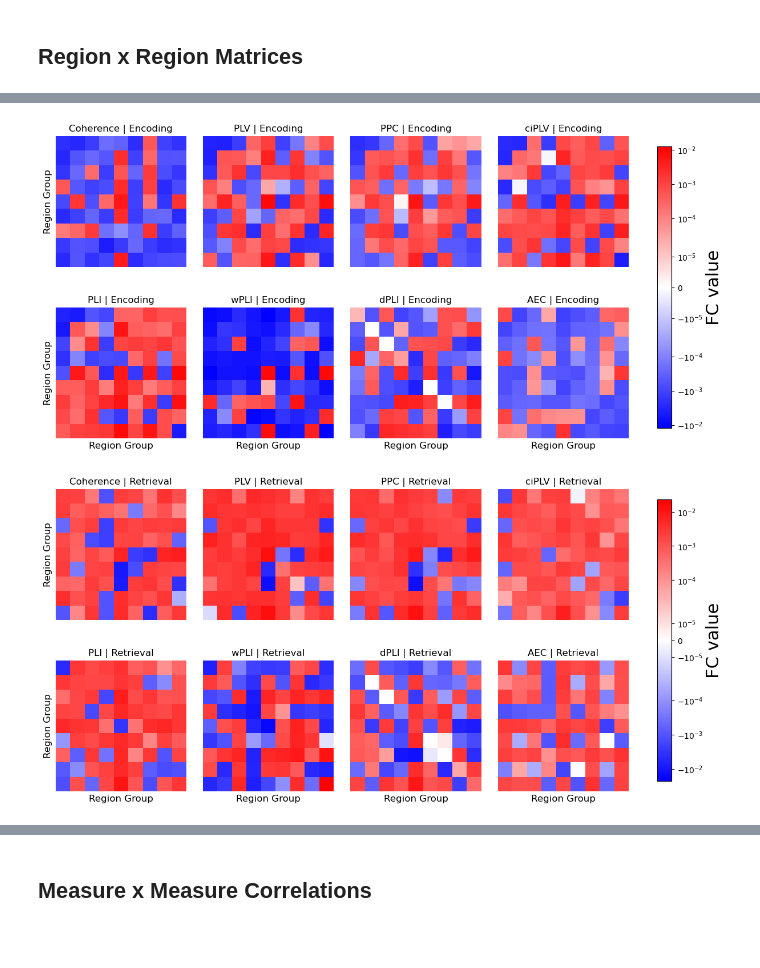
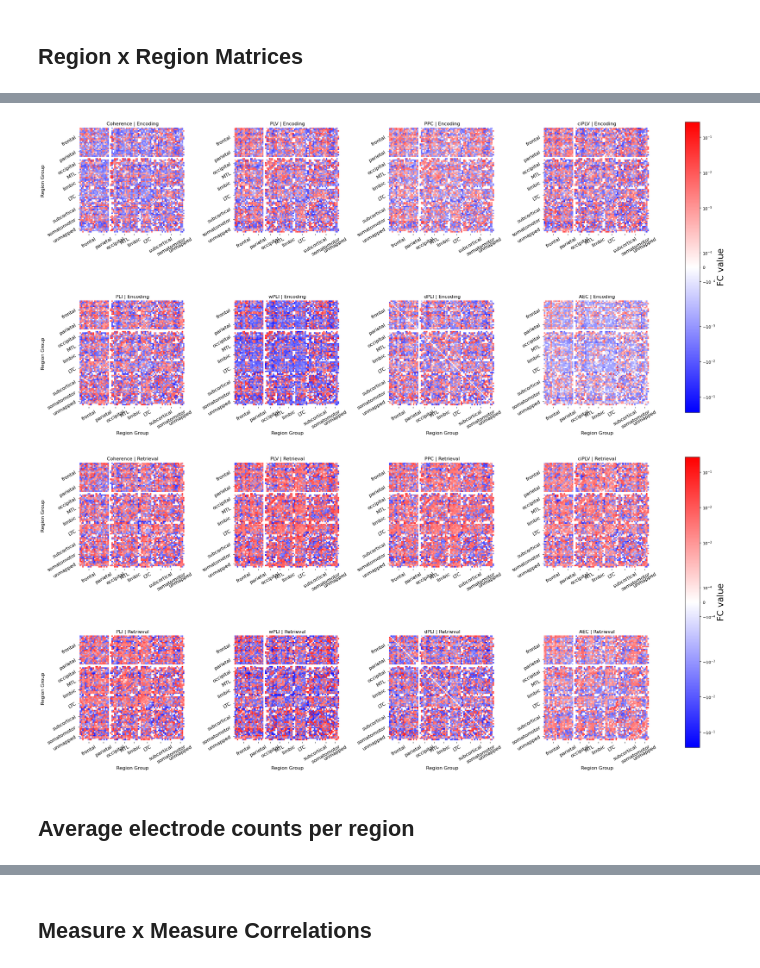
Before and after one commit to jueekn/fc_methods_comparison_cml, a Jupyter notebook: fc_comparison.ipynb, the cells around one changed output, grey strips where cells are left out. Drawn from its saved outputs; the diff is of its cells as text; code cells hidden in the pictures; blank space fills up the shorter version.

Commit message:
Update region groups and count plots

```diff
--- a/fc_comparison.ipynb
+++ b/fc_comparison.ipynb
@@ -375,32 +342,25 @@ for beh, title, out_png in [("en", "Encoding", "encoding_allmats.png"),
+# %%
+group_order = ['frontal', 'parietal', 'occipital', 'MTL', 'limbic', 'LTC', 'subcortical', 'somatomotor', 'unmapped']
+
+regions_order_df = regions_df.set_index("reg_full").loc[regionlabels].reset_index()
+regions_order_df["group"] = pd.Categorical(regions_order_df["group"], categories=group_order, ordered=True)
+regions_order_df = regions_order_df.sort_values(["group", "region"])
+sorted_regionlabels = regions_order_df["reg_full"].tolist()
+# %%
+group_by_reg = regions_df.set_index("reg_full")["group"].reindex(sorted_regionlabels)
+
+groups = group_by_reg.to_numpy()
+starts = np.r_[0, 1 + np.where(groups[1:] != groups[:-1])[0]]
+ends   = np.r_[starts[1:], len(groups)]
+centers = (starts + ends) / 2.0
+group_names = [groups[s] for s in starts]
 # %%
-rg = pd.read_csv("constants/region_groups_standard.csv", dtype=str).rename(columns=str.strip)
-rg["region"] = rg["region"].str.strip().str.lower()
-rg["group"]  = rg["group"].str.strip()
-
-regions_df = pd.DataFrame({"reg_full": regionlabels})
-regions_df["hemi"] = regions_df["reg_full"].str.split().str[0]
-regions_df["region"] = regions_df["reg_full"].str.split(n=1).str[1].str.strip().str.lower()
-
-regions_df = regions_df.merge(rg, on="region", how="left")
-regions_df["group"] = regions_df["group"].fillna("unmapped")
-
-region_to_group = dict(zip(regions_df["reg_full"], regions_df["group"]))
-
-def collapse_to_groups(mat, regionlabels):
-    assert mat.shape[0] == len(regionlabels)
-    idx = np.array([region_to_group[r] for r in regionlabels], dtype=object)
-    df = pd.DataFrame(mat, index=idx, columns=idx)
-    return df.groupby(level=0).mean().T.groupby(level=0).mean().T
-
-
 for beh, title, out_png in [("en", "Encoding", "encoding_allmats.png"),
                            ("rm", "Retrieval", "retrieval_allmats.png")]:
 
     avg_region = pd.read_pickle(f"avg_region_{beh}.pkl")
 
-    valid = [collapse_to_groups(avg_region[m], regionlabels).to_numpy()
-         for m in metrics if (avg_region[m] is not None and m not in asymm)]
-
+    valid = [avg_region[m] for m in metrics if (avg_region[m] is not None and m not in asymm)]
     vmax = np.nanmax(np.abs(np.stack(valid))) if len(valid) else 1.0
     vmin = -vmax
 
@@ -408,7 +368,7 @@ for beh, title, out_png in [("en", "Encoding", "encoding_allmats.png"),
     norm = SymLogNorm(linthresh=linthresh, vmin=vmin, vmax=vmax, base=10)
 
     nrows, ncols = 2, 4
-    fig, axs = plt.subplots(nrows, ncols, figsize=(12, 6), layout="constrained")
+    fig, axs = plt.subplots(nrows, ncols, figsize=(24, 12), layout="constrained")
     axs = axs.ravel()
 
     cmap = plt.cm.bwr
@@ -417,36 +377,51 @@ for beh, title, out_png in [("en", "Encoding", "encoding_allmats.png"),
     for i, m in enumerate(metrics):
         ax = axs[i]
         mat = avg_region.get(m, None)
 
         if mat is None:
             ax.set_title(f"{m}: no data")
             ax.axis("off")
             continue
 
-        group_mat = collapse_to_groups(mat, regionlabels)
+        mat = np.asarray(mat)
+        idx = [reg2i[r] for r in sorted_regionlabels]
+        mat_sorted = mat[np.ix_(idx, idx)]
+
+        #group_mat = collapse_to_groups(mat, regionlabels)
         hm = sns.heatmap(
-            group_mat,
+            mat_sorted,
             ax=ax,
             cmap=cmap,
             norm=norm,
             square=True,
             cbar=False,
             xticklabels=False,
             yticklabels=False,
         )
+        ax.set_xticks(centers)
+        ax.set_xticklabels(group_names, fontsize=12, rotation=30)
+        ax.set_yticks(centers)
+        ax.set_yticklabels(group_names, fontsize=12, rotation=30)
+
+        #for b in starts[1:]:
+            #ax.axvline(b, color="white", lw=2)
+            #ax.axhline(b, color="white", lw=2)
+
         ax.set_title(f"{correct_labels[m]} | {title}")
-        ax.set_ylabel("Region Group" if i in (0, 4) else " ", fontsize=12)
-        ax.set_xlabel("Region Group" if i in (4, 5, 6, 7) else " ", fontsize=12)
+        ax.set_ylabel('Region Group' if i in (0, 4) else " ", fontsize=12)
+        ax.set_xlabel('Region Group' if i in (4, 5, 6, 7) else " ", fontsize=12)
 
         if mappable is None:
             mappable = hm.collections[0]
 
     for j in range(len(metrics), nrows * ncols):
         axs[j].axis("off")
 
     cbar = fig.colorbar(mappable, ax=axs, location="right", shrink=0.85)
     cbar.set_label("FC value")
     plt.show()
 # %% [output]
-[figure, old version]
+[figure, new version]
-[figure, old version]
+[figure, new version]
+# %% [markdown]
+## Average electrode counts per region
```
Also changed, not shown: parts of 15 cells of this notebook.
